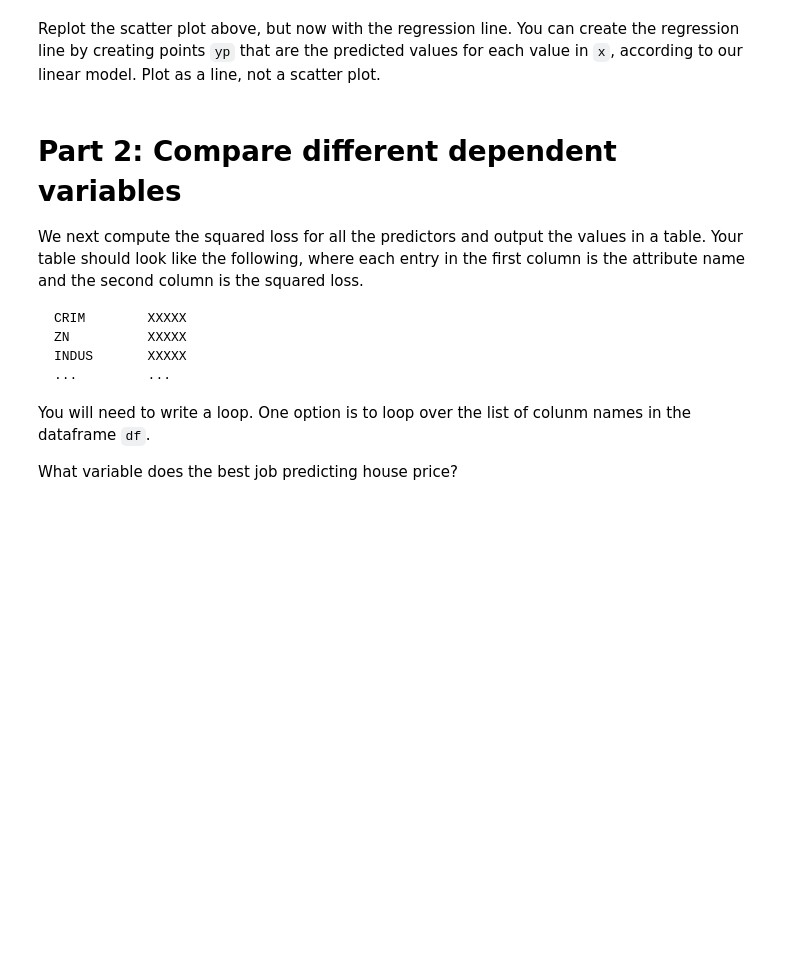
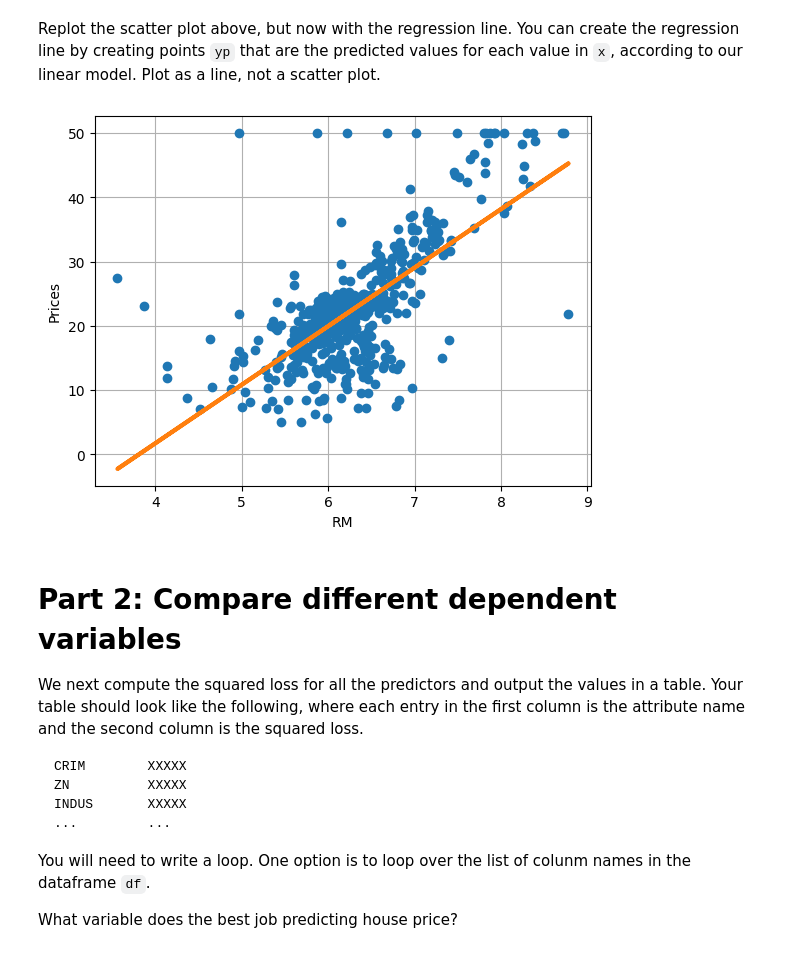
Before and after one commit to revindsilva26/Machine-Learning-CS-GY-6923, a Jupyter notebook: MLFall22_Lab_1.ipynb, the cells around one changed output. Drawn from its saved outputs; the diff is of its cells as text; code cells hidden in the pictures; blank space fills up the shorter version.

```diff
--- a/MLFall22_Lab_1.ipynb
+++ b/MLFall22_Lab_1.ipynb
@@ -85,10 +164,21 @@ def fit_linear(x,y):
        y = beta0 + beta1*x,
     The function returns beta0, beta1, and loss, where loss is the sum-of-squares loss of.
     """
+
     # TODO complete the following code
     # beta0 = ...
     # beta1 = ...
     # loss = ...
+
+    xm = np.mean(x)
+    ym = np.mean(y)
+    syx = np.mean((y-ym)*(x-xm))
+    sxx = np.mean((x-xm)**2)
+    syy = np.mean((y-ym)**2)
+    beta1 = syx/sxx
+    beta0 = ym - beta1*xm
+    yhat=beta0+beta1*x
+    loss = np.sum((y-yhat)**2)
     return beta0, beta1, loss
 # %% [markdown]
 Using the function `fit_linear` above, print the values `beta0`, `beta1` and `loss` for the linear model of price vs. number of rooms.
@@ -96,0 +185,4 @@ Using the function `fit_linear` above, print the values `beta0`, `beta1` and `lo
+# %%
+# TODO
+beta0, beta1, loss = fit_linear(x,y)
+print(f"beta0 ={beta0:.2f}, beta1 ={beta1:.2f}, loss = {loss:.2f}")
@@ -101,3 +193,14 @@ Replot the scatter plot above, but now with the regression line.  You can create
+# %%
+# TODO
+ypred = beta1*x + beta0
+
+plt.plot(x,y,'o')                    # Plot the data points
+plt.plot(x,ypred,'-',linewidth=3)  # Plot the regression line (the predicted values)
+plt.xlabel('RM')
+plt.ylabel('Prices')
+plt.grid(True)
+# %% [output]
+[figure, added]
 # %% [markdown]
 # Part 2:  Compare different dependent variables
 
```
Also changed, not shown: parts of 29 cells of this notebook.
